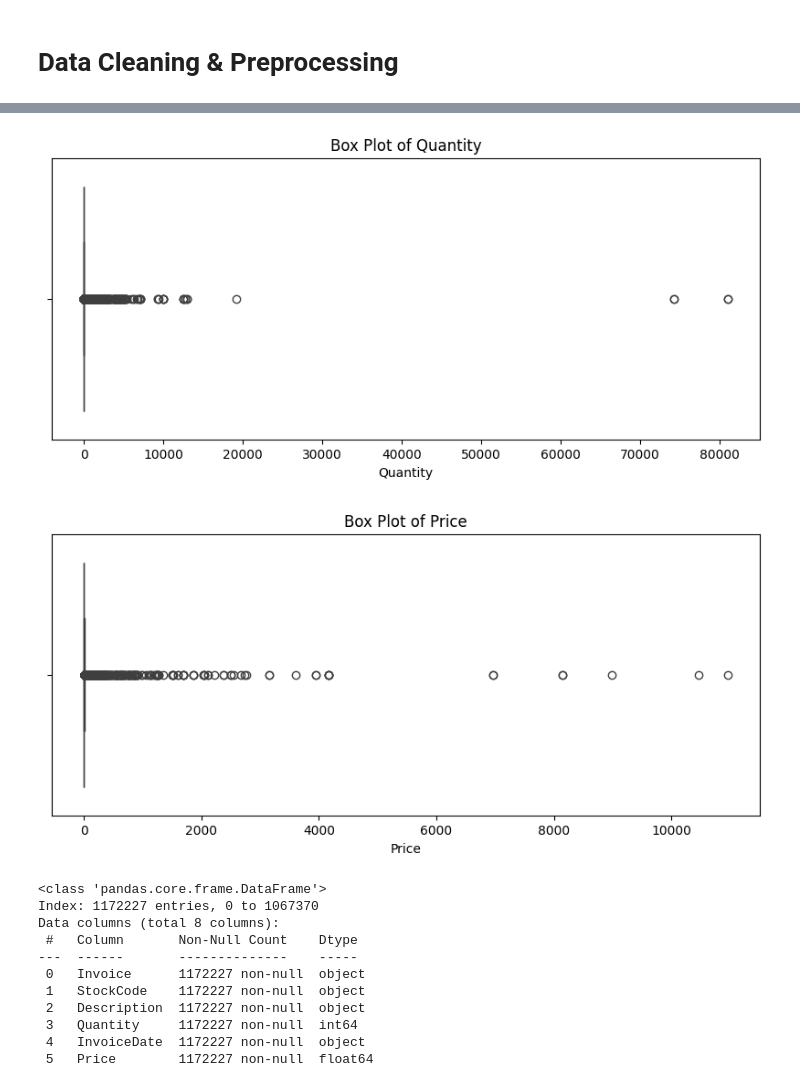
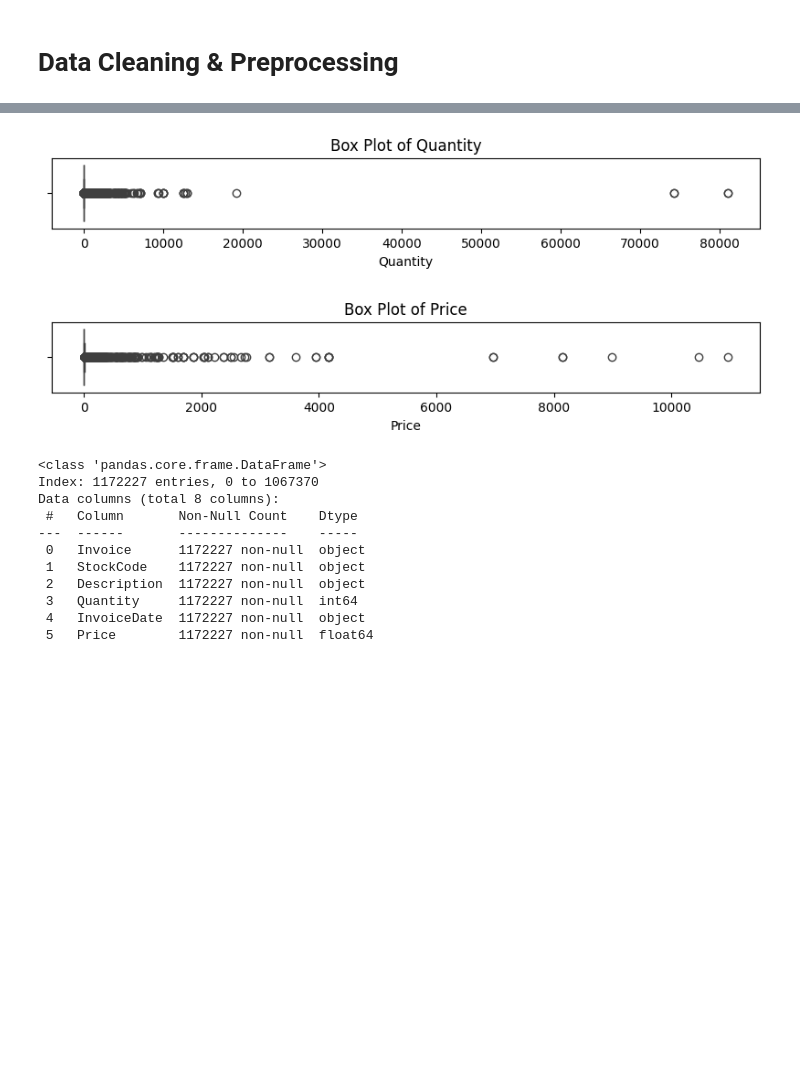
Before and after one commit to ShiftorTheOrca/asah-capstone, a Jupyter notebook: Asah_Fetch_A25_CS328.ipynb, the cells around one changed output, grey strips where cells are left out. Drawn from its saved outputs; the diff is of its cells as text; code cells hidden in the pictures; blank space fills up the shorter version.

```diff
--- a/Asah_Fetch_A25_CS328.ipynb
+++ b/Asah_Fetch_A25_CS328.ipynb
@@ -170,9 +168,7 @@ plt.show()
 # %%
-# Pemilihan field dilakukan manual karena CustomerID tidak termasuk numerik;
-# namun pada DataFrame dikategorikan sebagai numerik (float64)
 numerik = ['Quantity', 'Price']
 for feature in numerik:
-  plt.figure(figsize=(10, 4))
+  plt.figure(figsize=(10, 1))
   sns.boxplot(x=df_all[feature])
   plt.title(f'Box Plot of {feature}')
   plt.show()
@@ -211 +197,8 @@ df_clean = df_clean.drop_duplicates()
+# %%
+# Hapus data duplikat
+df_clean = df_all.drop_duplicates()
+
+# Hapus data hilang
+filter_custID = (df_clean['CustomerID'].notnull() & df_clean['Description'].notnull())
+df_clean = df_clean[filter_custID]
 # %%
@@ -269,13 +231,13 @@ df_clean.describe()
 # %%
 numerik = ['Quantity', 'Price']
 for feature in numerik:
-  plt.figure(figsize=(10, 4))
+  plt.figure(figsize=(10, 1))
   sns.boxplot(x=df_clean[feature])
   plt.title(f'Box Plot of {feature}')
   plt.show()
 # %% [output]
-[figure, old version]
+[figure, new version]
-[figure, old version]
+[figure, new version]
 # %%
 df_clean.info()
 # %% [output]
```
Also changed, not shown: parts of 38 cells of this notebook.
